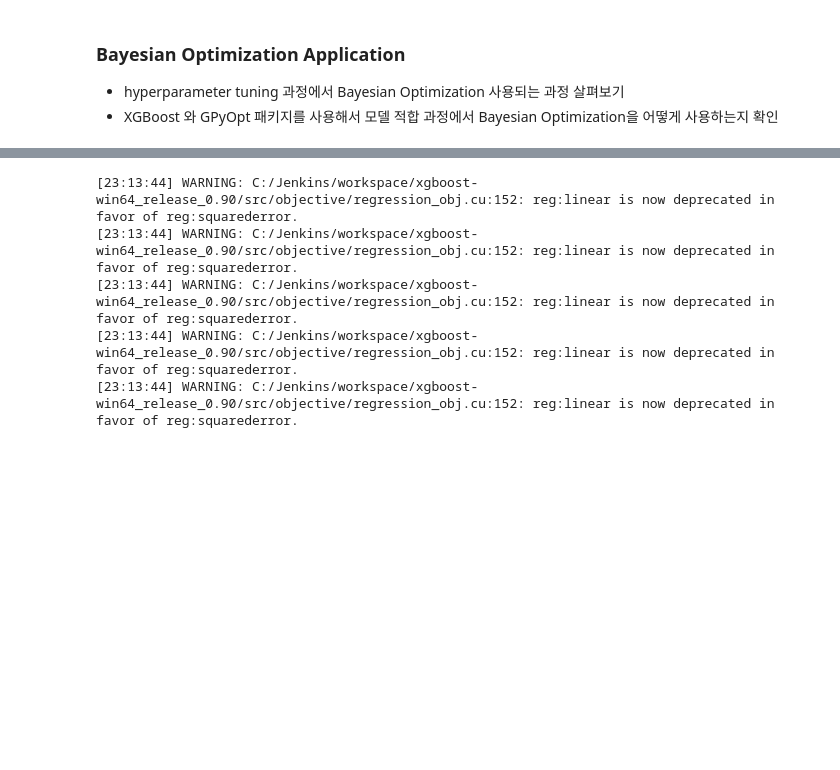
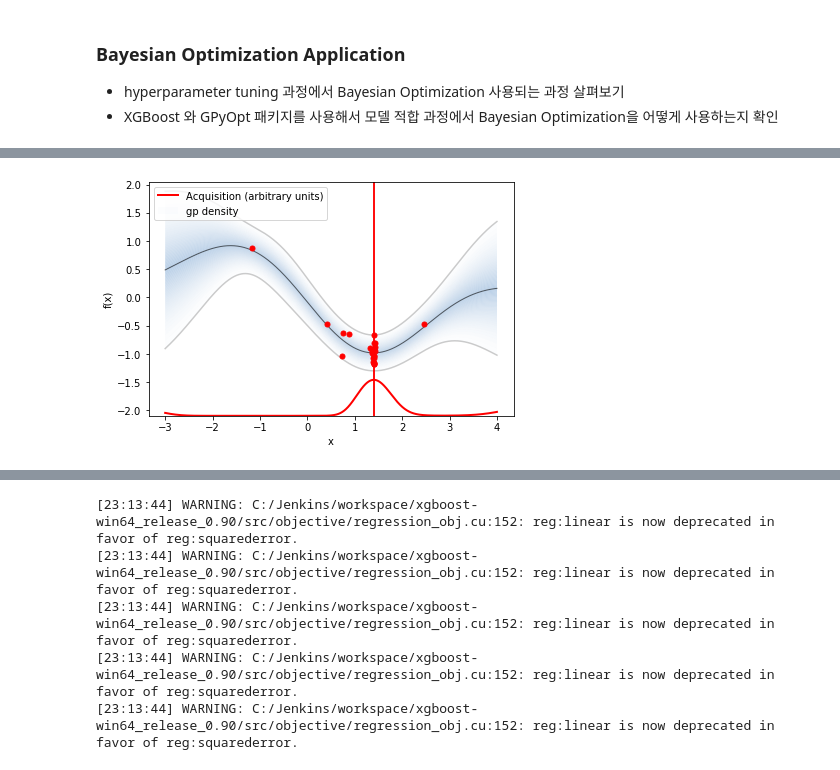
Before and after one commit to seolbluewings/Python, a Jupyter notebook: Bayesian Optimization.ipynb, the cells around one changed output, grey strips where cells are left out. Cells and saved outputs as stored; diff of their text form; code cells hidden in the pictures; blank space fills up the shorter version.

Commit message:
Bayesian Optimization

```diff
--- a/Bayesian Optimization.ipynb
+++ b/Bayesian Optimization.ipynb
@@ -4,0 +32,25 @@
+# %%
+kernel = GPy.kern.RBF(input_dim = 1, variance = 1.0, lengthscale = 1.0)
+# %%
+bds = [
+    {'name' : 'x'
+    ,'type' : 'continuous'
+    ,'domain' : bounds.ravel()}]
+# %%
+optimizer = BayesianOptimization(f = func
+                                , domain = bds
+                                , model_type = 'GP'
+                                , kernel = kernel
+                                , acquisition_type = 'EI'
+                                , acquisition_jitter = 0.01
+                                , x = x_tr
+                                , y = y_tr
+                                , noise_var = noise**2
+                                , exact_feval = False
+                                , normalize_Y = False
+                                , maximize = True)
+# %%
+optimizer.run_optimization(max_iter = 20)
+optimizer.plot_acquisition()
+# %% [output]
+[figure, added]
```
Also changed, not shown: parts of 6 cells of this notebook.
